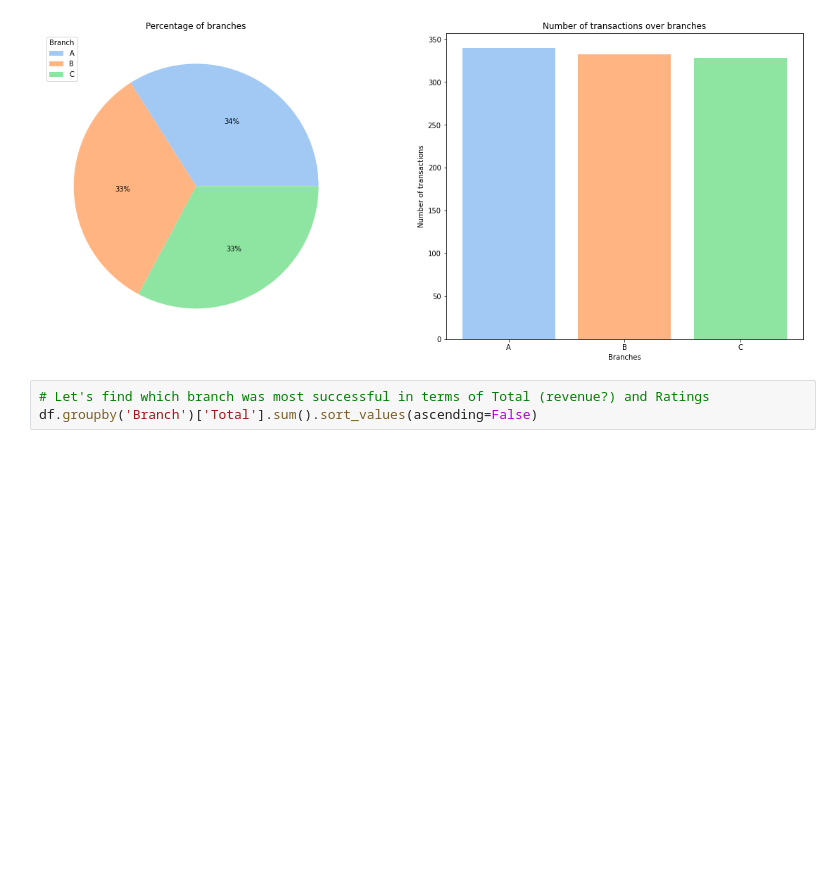
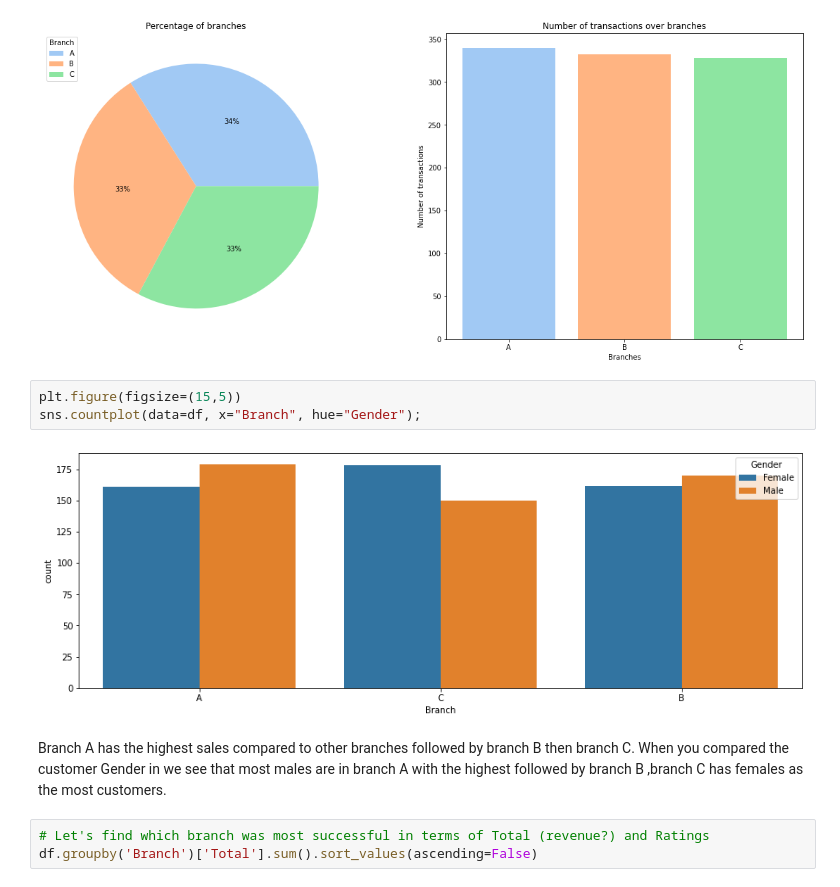
Before and after one commit to JammalAdeyemi/DataScience_Project, a Jupyter notebook: Probabilistic_Sales_Forecasting.ipynb, the cells around one changed output. Drawn from its saved outputs; the diff is of its cells as text; blank space fills up the shorter version.

```diff
--- a/Probabilistic_Sales_Forecasting.ipynb
+++ b/Probabilistic_Sales_Forecasting.ipynb
@@ -159,6 +159,13 @@ ax[1].set_title("Number of transactions over branches")
 plt.show()
 # %% [output]
 [figure]
+# %%
+plt.figure(figsize=(15,5))
+sns.countplot(data=df, x="Branch", hue="Gender");
+# %% [output]
+[figure, added]
+# %% [markdown]
+Branch A has the highest sales compared to other branches followed by branch B then branch C. When you compared the customer Gender in we see that most males are in branch A with the highest followed by branch B ,branch C has females as the most customers.
 # %%
 # Let's find which branch was most successful in terms of Total (revenue?) and Ratings
 df.groupby('Branch')['Total'].sum().sort_values(ascending=False)
```
Also changed, not shown: parts of 19 cells of this notebook.
